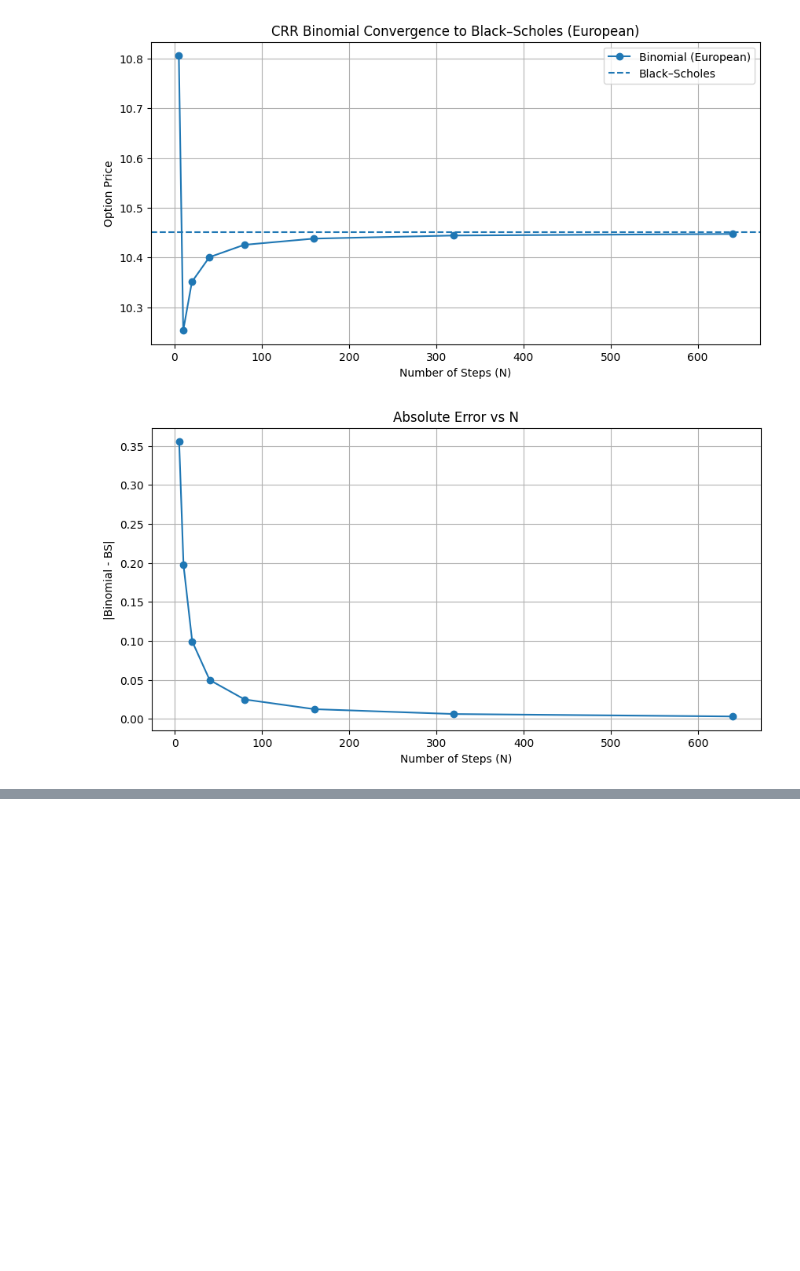
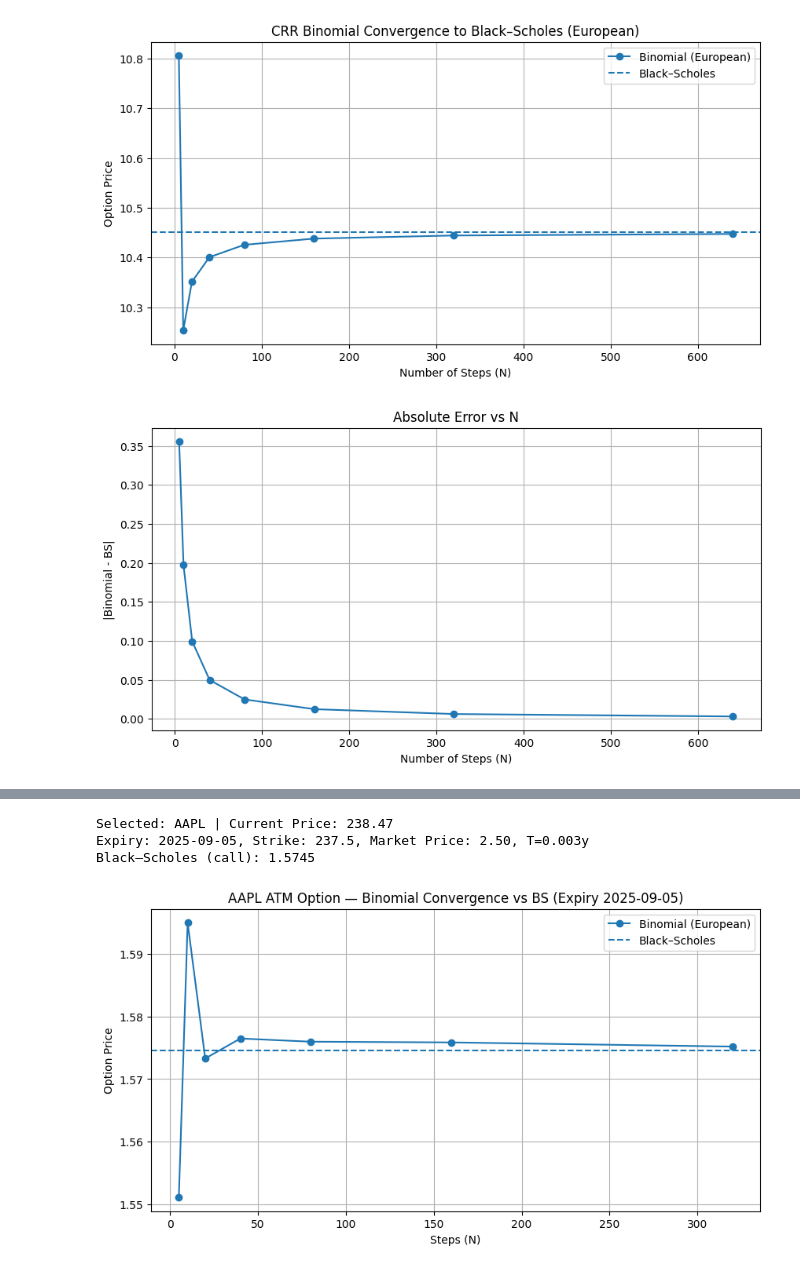
Before and after one commit to wrathrager/quant-projects, a Jupyter notebook: project1_option_vol/notebooks/03_binomial_convergence.ipynb, the cells around one changed output, grey strips where cells are left out. Cells and saved outputs as stored; diff of their text form; code cells hidden in the pictures; blank space fills up the shorter version.

Commit message:
binomial real data run

```diff
--- a/project1_option_vol/notebooks/03_binomial_convergence.ipynb
+++ b/project1_option_vol/notebooks/03_binomial_convergence.ipynb
@@ -63,3 +63,70 @@ N=320   Binomial=10.444337  |Error|=6.246673e-03
 N=640   Binomial=10.447460  |Error|=3.123949e-03
 [figure]
 [figure]
+# %%
+import yfinance as yf
+import datetime
+import ipywidgets as widgets
+from IPython.display import display
+
+# List of stocks
+stock_list = ["AAPL", "NFLX", "PLTR", "NVDA", "META", "AMZN"]
+
+# Dropdown for stock selection
+dropdown = widgets.Dropdown(
+    options=stock_list,
+    description='Stock:',
+    value="AAPL"  # default
+)
+display(dropdown)
+
+# --- Wrap selection in yfinance
+ticker_symbol = dropdown.value
+ticker = yf.Ticker(ticker_symbol)
+
+# Current stock price
+S = ticker.history(period="1d")["Close"].iloc[-1]
+print(f"\nSelected: {ticker_symbol} | Current Price: {S:.2f}")
+
+# --- Get option chain (nearest expiry, if available)
+if ticker.options:
+    expiries = ticker.options
+    expiry = expiries[0]
+    opt_chain = ticker.option_chain(expiry)
+    calls = opt_chain.calls
+
+    # Pick ATM strike
+    atm_row = calls.iloc[(calls['strike'] - S).abs().argsort()[:1]]
+    K = atm_row['strike'].values[0]
+    market_price = atm_row['lastPrice'].values[0]
+
+    # Time to expiry (years)
+    today = datetime.date.today()
+    expiry_date = datetime.datetime.strptime(expiry, "%Y-%m-%d").date()
+    T = (expiry_date - today).days / 365
+
+    # Risk-free rate (assume constant)
+    r = 0.05
+    q = 0.00
+    sigma_guess = 0.2  # initial guess for CRR/BS (later you can plug implied vol)
+
+    print(f"Expiry: {expiry}, Strike: {K}, Market Price: {market_price:.2f}, T={T:.3f}y")
+
+    # --- Prices
+    bs_val = black_scholes_price(S, K, T, r, sigma_guess, option_type="call")
+    print(f"Black–Scholes (call): {bs_val:.4f}")
+
+    Ns = [5, 10, 20, 40, 80, 160, 320]
+    binom_vals = [crr_price(S, K, r, q, sigma_guess, T, N=N, option="call", american=False) for N in Ns]
+
+    # --- Plot convergence
+    plt.figure(figsize=(10,5))
+    plt.plot(Ns, binom_vals, marker='o', label='Binomial (European)')
+    plt.axhline(bs_val, linestyle='--', label='Black–Scholes')
+    plt.title(f"{ticker_symbol} ATM Option — Binomial Convergence vs BS (Expiry {expiry})")
+    plt.xlabel("Steps (N)")
+    plt.ylabel("Option Price")
+    plt.grid(True); plt.legend(); plt.show()
+else:
+    print(f"{ticker_symbol} has no option chain available on Yahoo Finance.")
+# %% [output]
@@ -65,0 +134,4 @@ N=640   Binomial=10.447460  |Error|=3.123949e-03
+Selected: AAPL | Current Price: 238.47
+Expiry: 2025-09-05, Strike: 237.5, Market Price: 2.50, T=0.003y
+Black–Scholes (call): 1.5745
+[figure, added]
```
Also changed, not shown: parts of 1 cell of this notebook.
